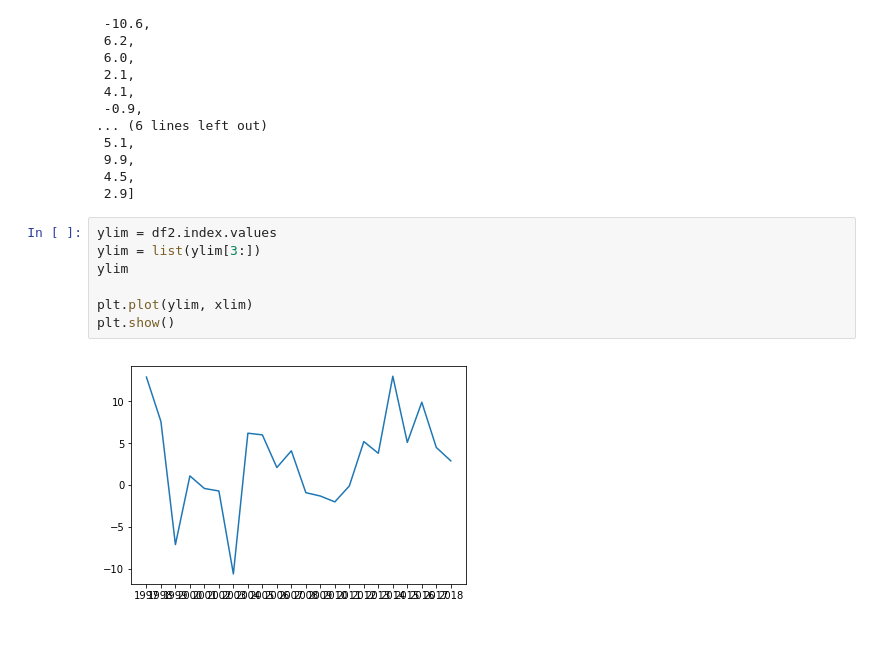
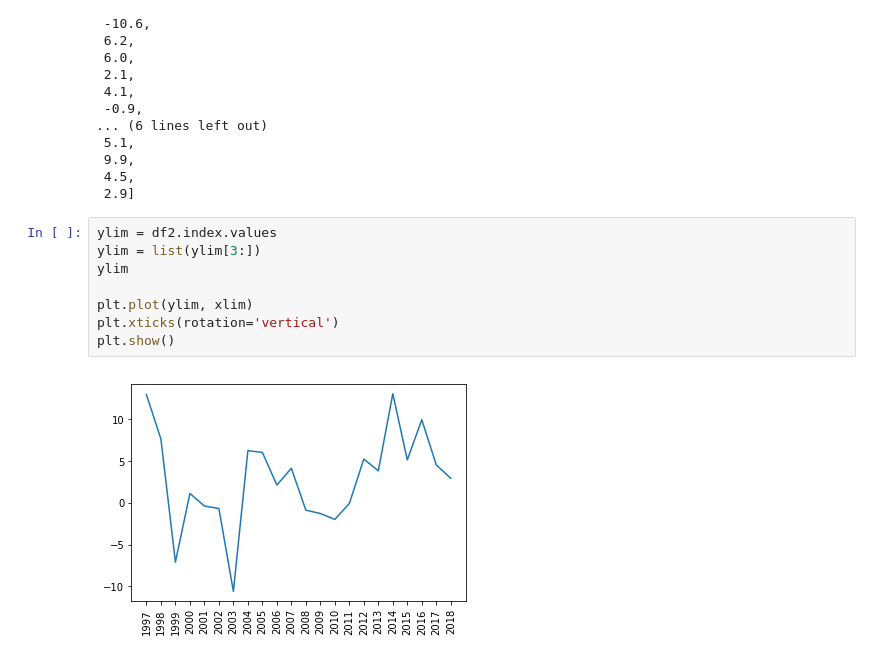
Before and after one commit to wenbin-billy-zhao/Zillow-Data-ETL-Project, a Jupyter notebook: Zillow-Data-ETL.ipynb, the cells around one changed output. Saved outputs shown, nothing was run; the diff lists cells and outputs as text.

Commit message:
updated chart to show xtickers vertically

```diff
--- a/Zillow-Data-ETL.ipynb
+++ b/Zillow-Data-ETL.ipynb
@@ -111,9 +111,10 @@ xlim
 # %%
 ylim = df2.index.values
 ylim = list(ylim[3:])
 ylim
 
 plt.plot(ylim, xlim)
+plt.xticks(rotation='vertical')
 plt.show()
 # %% [output]
-[figure, old version]
+[figure, new version]
```
